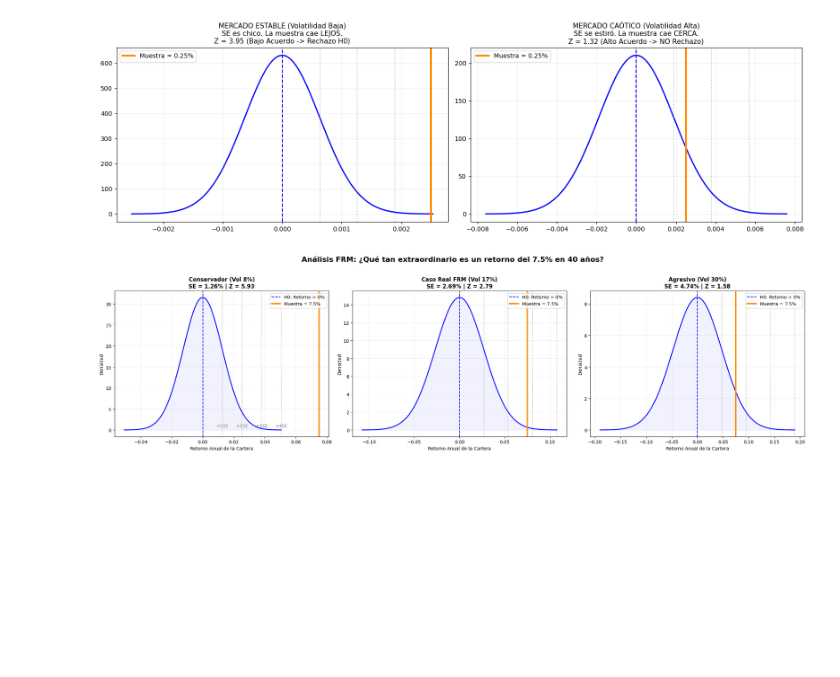
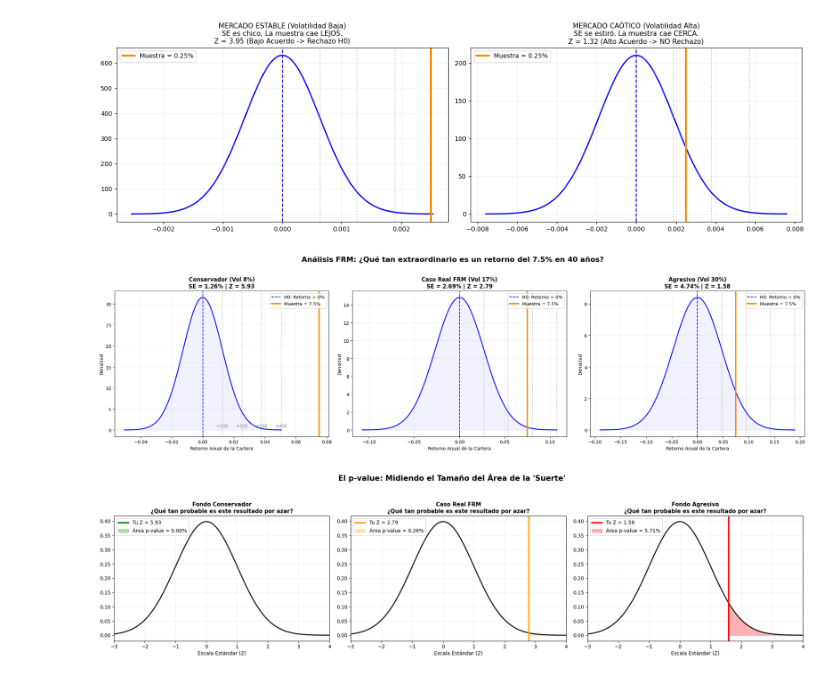
Before and after one commit to ADRIANVM117/quant-research-notes, a Jupyter notebook: quant_analysis/hyphotesis_testing.ipynb, the cells around one changed output. Saved outputs shown, nothing was run; the diff lists cells and outputs as text; code cells hidden in the pictures; blank space fills up the shorter version.

Commit message:
Entendiendo p-value

```diff
--- a/quant_analysis/hyphotesis_testing.ipynb
+++ b/quant_analysis/hyphotesis_testing.ipynb
@@ -350,3 +350,53 @@ plt.tight_layout()
 plt.show()
 # %% [output]
 [figure]
+# %%
+import numpy as np
+import scipy.stats as stats
+import matplotlib.pyplot as plt
+
+# Estadísticos Z calculados en el paso anterior
+z_conservador = 5.93
+z_real = 2.79
+z_agresivo = 1.58
+
+# Calcular el p-value para cada uno (Prueba de una cola derecha: 1 - CDF)
+p_conservador = 1 - stats.norm.cdf(z_conservador)
+p_real = 1 - stats.norm.cdf(z_real)
+p_agresivo = 1 - stats.norm.cdf(z_agresivo)
+
+# Configurar gráficos
+fig, axes = plt.subplots(1, 3, figsize=(20, 5))
+escenarios = [
+    ("Fondo Conservador", z_conservador, p_conservador, 'green'),
+    ("Caso Real FRM", z_real, p_real, 'orange'),
+    ("Fondo Agresivo", z_agresivo, p_agresivo, 'red')
+]
+
+x = np.linspace(-4, 4, 1000)
+y = stats.norm.pdf(x, 0, 1)
+
+for i, (nombre, z_stat, p_val, color) in enumerate(escenarios):
+    ax = axes[i]
+    ax.plot(x, y, color='black', lw=2)
+
+    # Línea del Estadístico Z de la muestra
+    ax.axvline(z_stat, color=color, lw=3, label=f'Tu Z = {z_stat:.2f}')
+
+    # Sombrear el p-value (El área a la derecha de nuestra Z)
+    # Limitamos visualmente para que se aprecie la sombra
+    x_sombra = np.linspace(min(z_stat, 3.9), 4, 500)
+    ax.fill_between(x_sombra, stats.norm.pdf(x_sombra, 0, 1), color=color, alpha=0.3,
+                    label=f'Área p-value = {p_val*100:.2f}%')
+
+    ax.set_title(f"{nombre}\n¿Qué tan probable es este resultado por azar?", fontsize=11, fontweight='bold')
+    ax.set_xlabel("Escala Estándar (Z)")
+    ax.set_xlim(-3, 4)
+    ax.grid(alpha=0.2)
+    ax.legend(loc='upper left')
+
+plt.suptitle("El p-value: Midiendo el Tamaño del Área de la 'Suerte'", fontsize=15, fontweight='bold', y=1.05)
+plt.tight_layout()
+plt.show()
+# %% [output]
+[figure, added]
```
